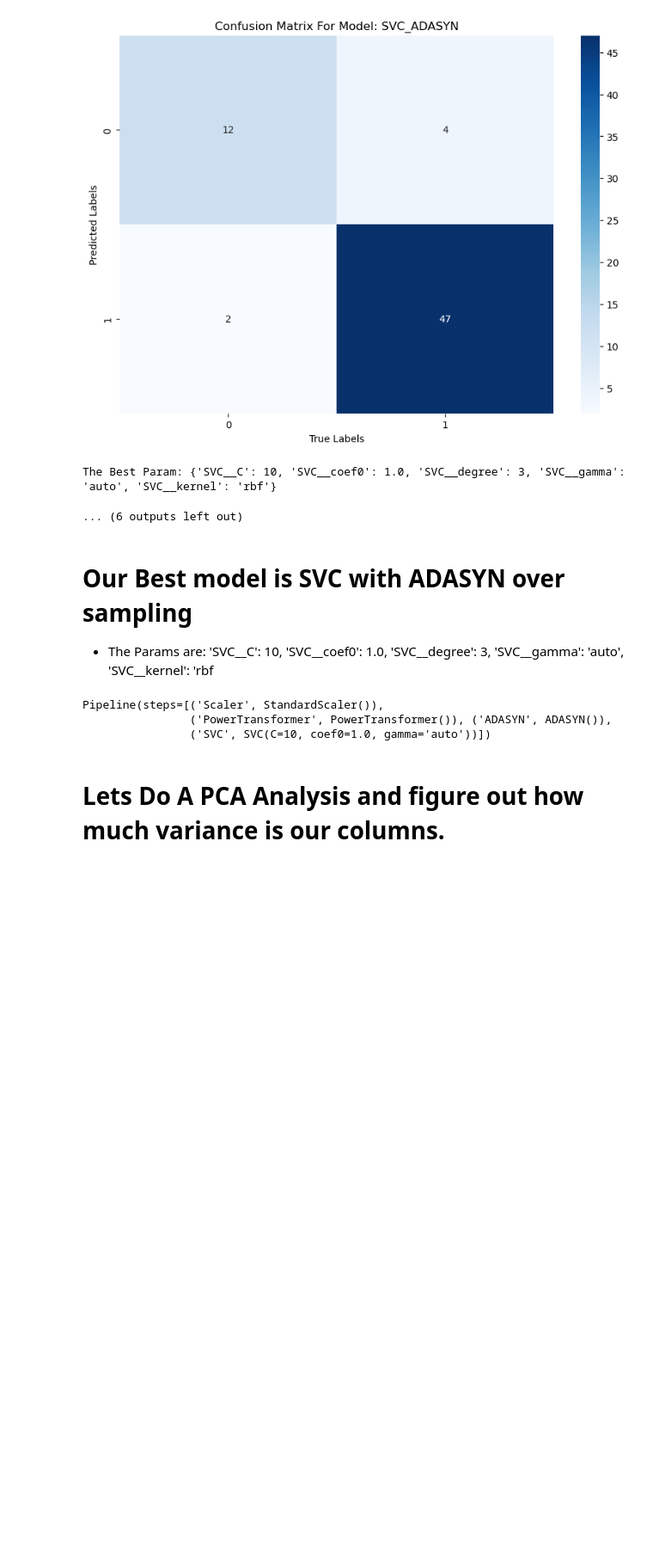
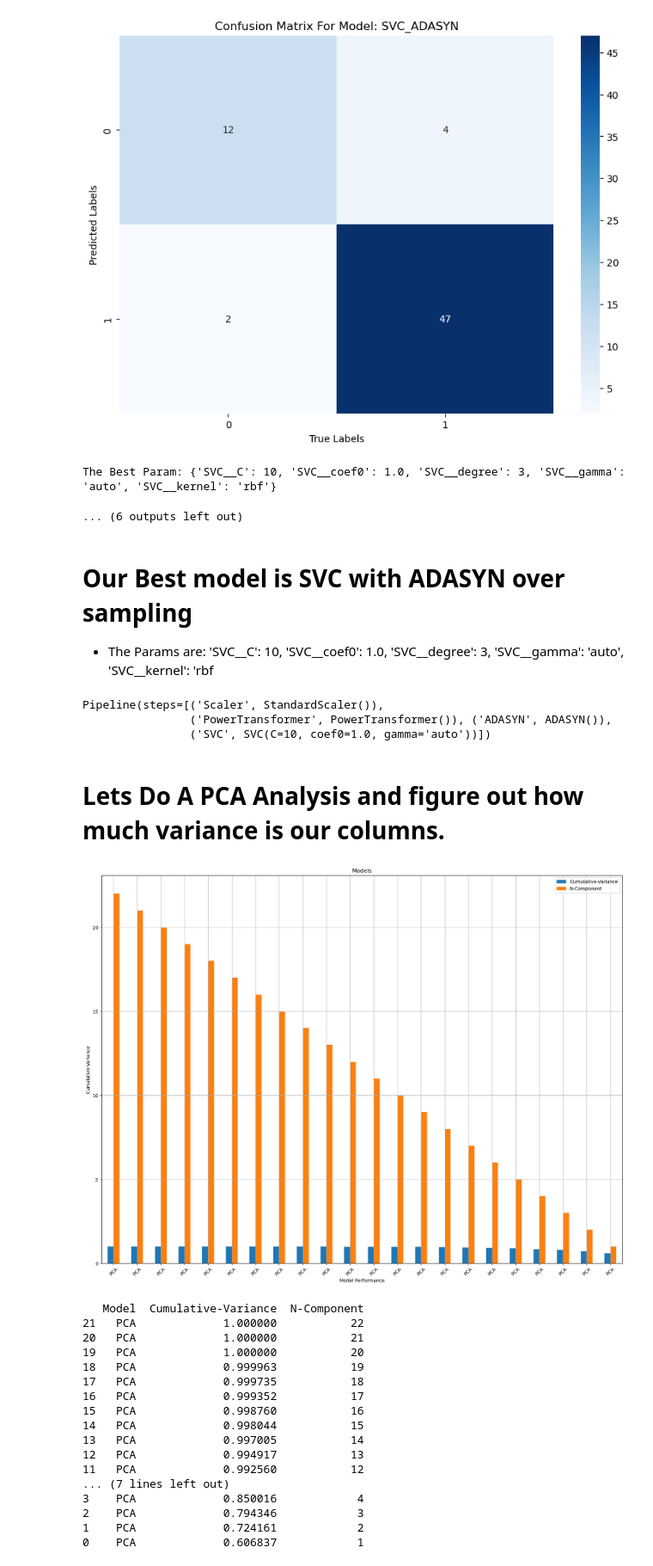
Before and after one commit to MaukanMir/Parkinsons-Classification-Analysis, a Jupyter notebook: training.ipynb, the cells around one changed output. Shown at 86% size. Drawn from its saved outputs; the diff is of its cells as text; code cells hidden in the pictures; blank space fills up the shorter version.

Commit message:
added new models

```diff
--- a/training.ipynb
+++ b/training.ipynb
@@ -232,6 +233,26 @@ def grid_search(pipelines, pipeline_names, X, y, scoring_metric, params):
   df = pd.DataFrame(model_stats).sort_values(by="Best-Score", ascending=False)
   print(df)
   print(df["Best-Params"])
+
+def pca_analysis(X):
+
+  feature_tracker = []
+
+  features = range(1, X.shape[1]+1)
+
+  for n_component in features:
+    pca = PCA(n_components=n_component)
+    pipeline = create_sklearn_pipeline("pca", pca)
+    X_pca = pipeline.fit_transform(X)
+    cumulative_variance = np.sum(pca.explained_variance_ratio_)
+
+    feature_tracker.append({
+      "Model":"PCA",
+      "Cumulative-Variance":cumulative_variance,
+      "N-Component":n_component
+    })
+
+  create_plot_graph(feature_tracker, "Cumulative-Variance", "Cumulative-Variance")
 # %% [markdown]
 # EDA Analysis
 # %%
@@ -760,3 +781,24 @@ Pipeline(steps=[('Scaler', StandardScaler()),
                 ('SVC', SVC(C=10, coef0=1.0, gamma='auto'))])
 # %% [markdown]
 # Lets Do A PCA Analysis and figure out how much variance is our columns.
+# %%
+pca_analysis(X)
+# %% [output]
+[figure, added]
+   Model  Cumulative-Variance  N-Component
+21   PCA             1.000000           22
+20   PCA             1.000000           21
+19   PCA             1.000000           20
+18   PCA             0.999963           19
+17   PCA             0.999735           18
+16   PCA             0.999352           17
+15   PCA             0.998760           16
+14   PCA             0.998044           15
+13   PCA             0.997005           14
+12   PCA             0.994917           13
+11   PCA             0.992560           12
+... (7 lines left out)
+3    PCA             0.850016            4
+2    PCA             0.794346            3
+1    PCA             0.724161            2
+0    PCA             0.606837            1
```
Also changed, not shown: parts of 1 cell of this notebook.
